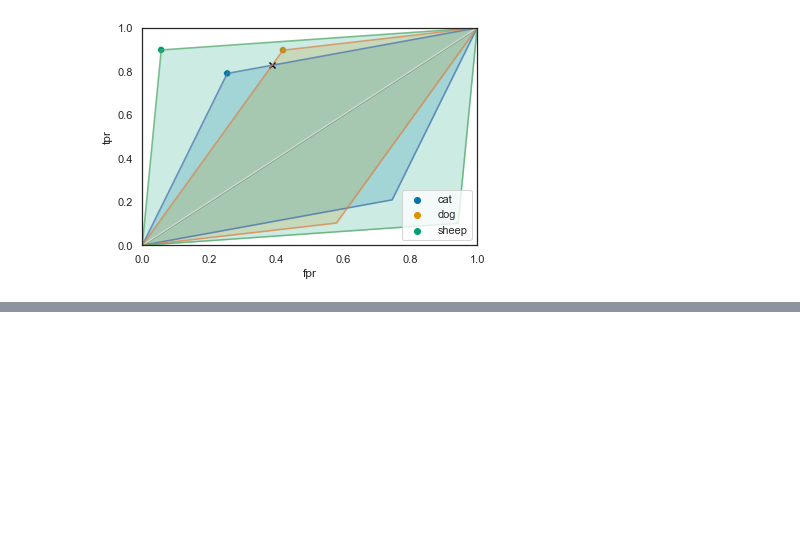
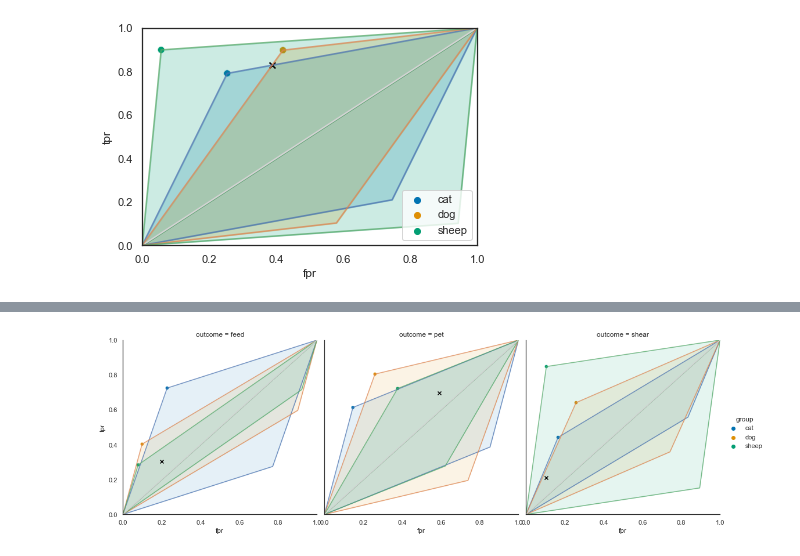
Before and after one commit to scotthlee/fairness, a Jupyter notebook: demo.ipynb, the cells around one changed output, grey strips where cells are left out. Drawn from its saved outputs; the diff is of its cells as text; code cells hidden in the pictures; blank space fills up the shorter version.

```diff
--- a/demo.ipynb
+++ b/demo.ipynb
@@ -164,0 +166,4 @@ pb_roc.plot(roc_curves=False)
+# %%
+multi_y = pets.action.values
+multi_y_ = pets.pred_action.values
+multi_b = MulticlassBalancer(y=multi_y, y_=multi_y_, a=a)
@@ -164,0 +300,4 @@ pb_roc.plot(roc_curves=False)
+# %%
+multi_b.plot()
+# %% [output]
+[figure, added]
```
Also changed, not shown: parts of 30 cells of this notebook.
